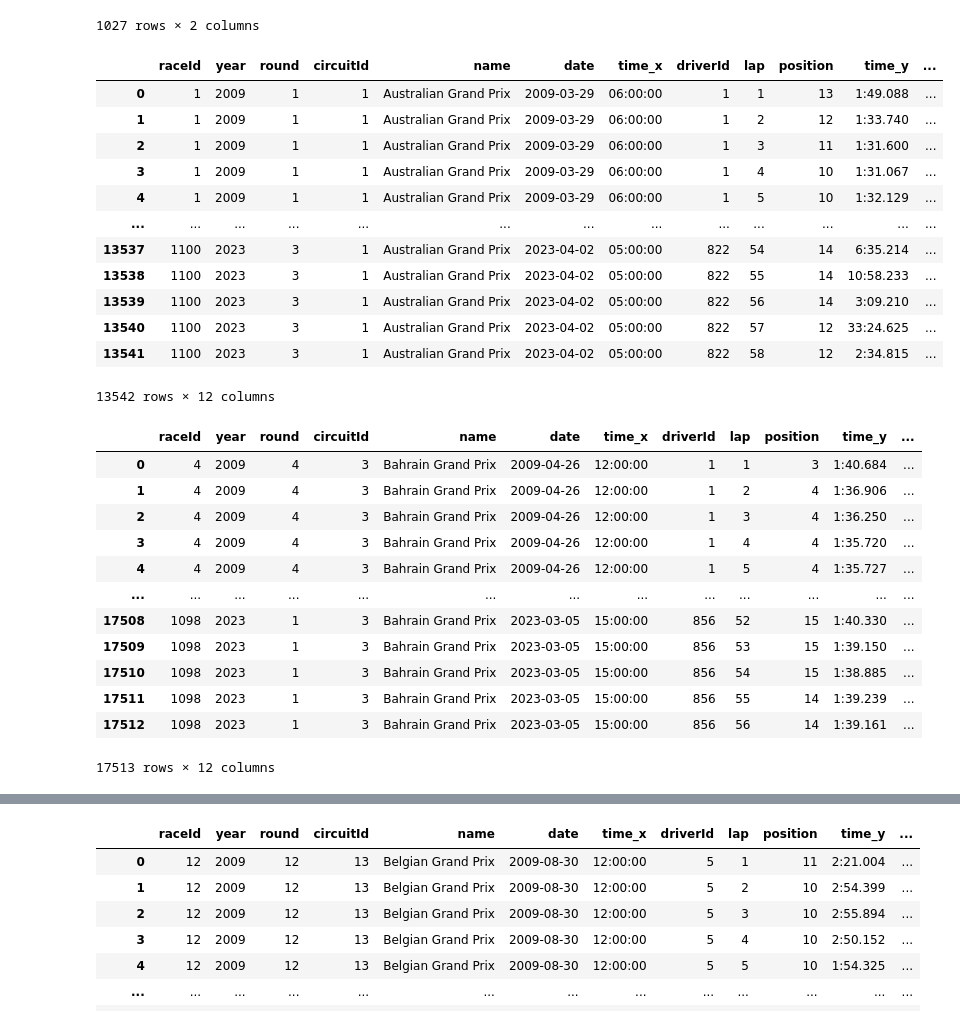
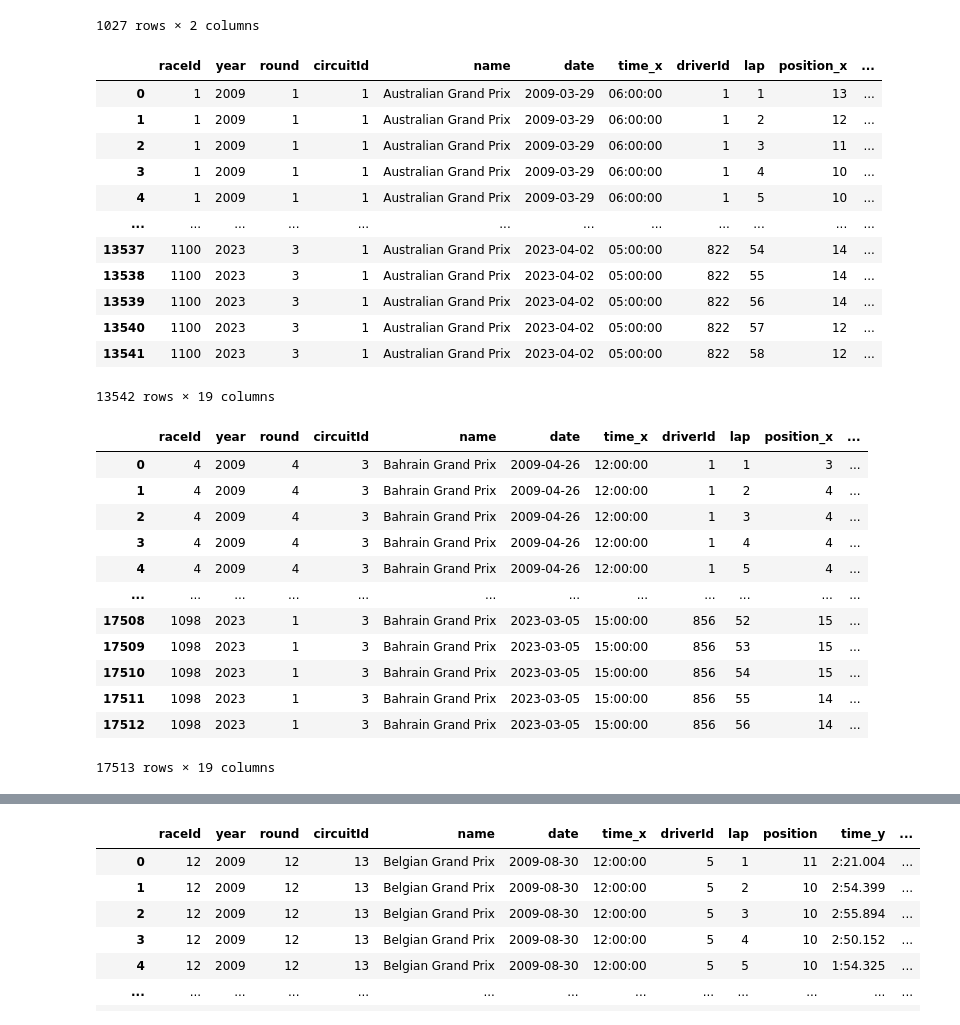
Before and after one commit to n8taylor/cs5830_final_project, a Jupyter notebook: finalProject.ipynb, the cells around one changed output, grey strips where cells are left out. Cells and saved outputs as stored; diff of their text form; code cells hidden in the pictures.

Commit message:
added qualifying times to data

```diff
--- a/finalProject.ipynb
+++ b/finalProject.ipynb
@@ -386,48 +386,57 @@ circuit_id = [1,3,4,6,9,11,13,14,15,18,22,24]
 # %%
 australian_circuit = races.loc[races['circuitId'] == 1]
 australian_circuit = australian_circuit[australian_circuit.year >= 2008]
 australian_circuit.drop(['url', 'fp1_date','fp1_time', 'fp2_date', 'fp2_time', 'fp3_date', 'fp3_time', 'quali_date', 'quali_time', 'sprint_date', 'sprint_time'], axis=1,  inplace=True)
 
 lap_times = pd.read_csv('lap_times.csv')
+qualifying = pd.read_csv('qualifying.csv')
 
-merged_australian_circuit =  pd.merge(australian_circuit, lap_times, on='raceId')
+merger = ['raceId', 'driverId']
+
+australian_circuit =  pd.merge(australian_circuit, lap_times, on='raceId')
+
+merged_australian_circuit = pd.merge(australian_circuit, qualifying, on=merger)
 display(merged_australian_circuit)
 # %% [output]
-|  | raceId | year | round | circuitId | name | date | time_x | driverId | lap | position | time_y | ... |
-| 0 | 1 | 2009 | 1 | 1 | Australian Grand Prix | 2009-03-29 | 06:00:00 | 1 | 1 | 13 | 1:49.088 | ... |
-| 1 | 1 | 2009 | 1 | 1 | Australian Grand Prix | 2009-03-29 | 06:00:00 | 1 | 2 | 12 | 1:33.740 | ... |
-| 2 | 1 | 2009 | 1 | 1 | Australian Grand Prix | 2009-03-29 | 06:00:00 | 1 | 3 | 11 | 1:31.600 | ... |
-| 3 | 1 | 2009 | 1 | 1 | Australian Grand Prix | 2009-03-29 | 06:00:00 | 1 | 4 | 10 | 1:31.067 | ... |
-| 4 | 1 | 2009 | 1 | 1 | Australian Grand Prix | 2009-03-29 | 06:00:00 | 1 | 5 | 10 | 1:32.129 | ... |
-| ... | ... | ... | ... | ... | ... | ... | ... | ... | ... | ... | ... | ... |
-| 13537 | 1100 | 2023 | 3 | 1 | Australian Grand Prix | 2023-04-02 | 05:00:00 | 822 | 54 | 14 | 6:35.214 | ... |
-| 13538 | 1100 | 2023 | 3 | 1 | Australian Grand Prix | 2023-04-02 | 05:00:00 | 822 | 55 | 14 | 10:58.233 | ... |
-| 13539 | 1100 | 2023 | 3 | 1 | Australian Grand Prix | 2023-04-02 | 05:00:00 | 822 | 56 | 14 | 3:09.210 | ... |
-| 13540 | 1100 | 2023 | 3 | 1 | Australian Grand Prix | 2023-04-02 | 05:00:00 | 822 | 57 | 12 | 33:24.625 | ... |
-| 13541 | 1100 | 2023 | 3 | 1 | Australian Grand Prix | 2023-04-02 | 05:00:00 | 822 | 58 | 12 | 2:34.815 | ... |
+|  | raceId | year | round | circuitId | name | date | time_x | driverId | lap | position_x | ... |
+| 0 | 1 | 2009 | 1 | 1 | Australian Grand Prix | 2009-03-29 | 06:00:00 | 1 | 1 | 13 | ... |
+| 1 | 1 | 2009 | 1 | 1 | Australian Grand Prix | 2009-03-29 | 06:00:00 | 1 | 2 | 12 | ... |
+| 2 | 1 | 2009 | 1 | 1 | Australian Grand Prix | 2009-03-29 | 06:00:00 | 1 | 3 | 11 | ... |
+| 3 | 1 | 2009 | 1 | 1 | Australian Grand Prix | 2009-03-29 | 06:00:00 | 1 | 4 | 10 | ... |
+| 4 | 1 | 2009 | 1 | 1 | Australian Grand Prix | 2009-03-29 | 06:00:00 | 1 | 5 | 10 | ... |
+| ... | ... | ... | ... | ... | ... | ... | ... | ... | ... | ... | ... |
+| 13537 | 1100 | 2023 | 3 | 1 | Australian Grand Prix | 2023-04-02 | 05:00:00 | 822 | 54 | 14 | ... |
+| 13538 | 1100 | 2023 | 3 | 1 | Australian Grand Prix | 2023-04-02 | 05:00:00 | 822 | 55 | 14 | ... |
+| 13539 | 1100 | 2023 | 3 | 1 | Australian Grand Prix | 2023-04-02 | 05:00:00 | 822 | 56 | 14 | ... |
+| 13540 | 1100 | 2023 | 3 | 1 | Australian Grand Prix | 2023-04-02 | 05:00:00 | 822 | 57 | 12 | ... |
+| 13541 | 1100 | 2023 | 3 | 1 | Australian Grand Prix | 2023-04-02 | 05:00:00 | 822 | 58 | 12 | ... |
-13542 rows × 12 columns
+13542 rows × 19 columns
 # %%
 bahrain_circuit = races.loc[races['circuitId'] == 3]
 bahrain_circuit = bahrain_circuit[bahrain_circuit.year >= 2008]
 bahrain_circuit.drop(['url', 'fp1_date','fp1_time', 'fp2_date', 'fp2_time', 'fp3_date', 'fp3_time', 'quali_date', 'quali_time', 'sprint_date', 'sprint_time'], axis=1,  inplace=True)
 
 
-merged_bahrain_circuit =  pd.merge(bahrain_circuit, lap_times, on='raceId')
+merger = ['raceId', 'driverId']
+
+bahrain_circuit =  pd.merge(bahrain_circuit, lap_times, on='raceId')
+
+merged_bahrain_circuit = pd.merge(bahrain_circuit, qualifying, on=merger)
 display(merged_bahrain_circuit)
 # %% [output]
-|  | raceId | year | round | circuitId | name | date | time_x | driverId | lap | position | time_y | ... |
-| 0 | 4 | 2009 | 4 | 3 | Bahrain Grand Prix | 2009-04-26 | 12:00:00 | 1 | 1 | 3 | 1:40.684 | ... |
-| 1 | 4 | 2009 | 4 | 3 | Bahrain Grand Prix | 2009-04-26 | 12:00:00 | 1 | 2 | 4 | 1:36.906 | ... |
-| 2 | 4 | 2009 | 4 | 3 | Bahrain Grand Prix | 2009-04-26 | 12:00:00 | 1 | 3 | 4 | 1:36.250 | ... |
-| 3 | 4 | 2009 | 4 | 3 | Bahrain Grand Prix | 2009-04-26 | 12:00:00 | 1 | 4 | 4 | 1:35.720 | ... |
-| 4 | 4 | 2009 | 4 | 3 | Bahrain Grand Prix | 2009-04-26 | 12:00:00 | 1 | 5 | 4 | 1:35.727 | ... |
-| ... | ... | ... | ... | ... | ... | ... | ... | ... | ... | ... | ... | ... |
-| 17508 | 1098 | 2023 | 1 | 3 | Bahrain Grand Prix | 2023-03-05 | 15:00:00 | 856 | 52 | 15 | 1:40.330 | ... |
-| 17509 | 1098 | 2023 | 1 | 3 | Bahrain Grand Prix | 2023-03-05 | 15:00:00 | 856 | 53 | 15 | 1:39.150 | ... |
-| 17510 | 1098 | 2023 | 1 | 3 | Bahrain Grand Prix | 2023-03-05 | 15:00:00 | 856 | 54 | 15 | 1:38.885 | ... |
-| 17511 | 1098 | 2023 | 1 | 3 | Bahrain Grand Prix | 2023-03-05 | 15:00:00 | 856 | 55 | 14 | 1:39.239 | ... |
-| 17512 | 1098 | 2023 | 1 | 3 | Bahrain Grand Prix | 2023-03-05 | 15:00:00 | 856 | 56 | 14 | 1:39.161 | ... |
+|  | raceId | year | round | circuitId | name | date | time_x | driverId | lap | position_x | ... |
+| 0 | 4 | 2009 | 4 | 3 | Bahrain Grand Prix | 2009-04-26 | 12:00:00 | 1 | 1 | 3 | ... |
+| 1 | 4 | 2009 | 4 | 3 | Bahrain Grand Prix | 2009-04-26 | 12:00:00 | 1 | 2 | 4 | ... |
+| 2 | 4 | 2009 | 4 | 3 | Bahrain Grand Prix | 2009-04-26 | 12:00:00 | 1 | 3 | 4 | ... |
+| 3 | 4 | 2009 | 4 | 3 | Bahrain Grand Prix | 2009-04-26 | 12:00:00 | 1 | 4 | 4 | ... |
+| 4 | 4 | 2009 | 4 | 3 | Bahrain Grand Prix | 2009-04-26 | 12:00:00 | 1 | 5 | 4 | ... |
+| ... | ... | ... | ... | ... | ... | ... | ... | ... | ... | ... | ... |
+| 17508 | 1098 | 2023 | 1 | 3 | Bahrain Grand Prix | 2023-03-05 | 15:00:00 | 856 | 52 | 15 | ... |
+| 17509 | 1098 | 2023 | 1 | 3 | Bahrain Grand Prix | 2023-03-05 | 15:00:00 | 856 | 53 | 15 | ... |
+| 17510 | 1098 | 2023 | 1 | 3 | Bahrain Grand Prix | 2023-03-05 | 15:00:00 | 856 | 54 | 15 | ... |
+| 17511 | 1098 | 2023 | 1 | 3 | Bahrain Grand Prix | 2023-03-05 | 15:00:00 | 856 | 55 | 14 | ... |
+| 17512 | 1098 | 2023 | 1 | 3 | Bahrain Grand Prix | 2023-03-05 | 15:00:00 | 856 | 56 | 14 | ... |
-17513 rows × 12 columns
+17513 rows × 19 columns
 # %%
 spanish_circuit = races.loc[races['circuitId'] == 4]
 spanish_circuit = spanish_circuit[spanish_circuit.year >= 2008]
```
Also changed, not shown: parts of 10 cells of this notebook.
